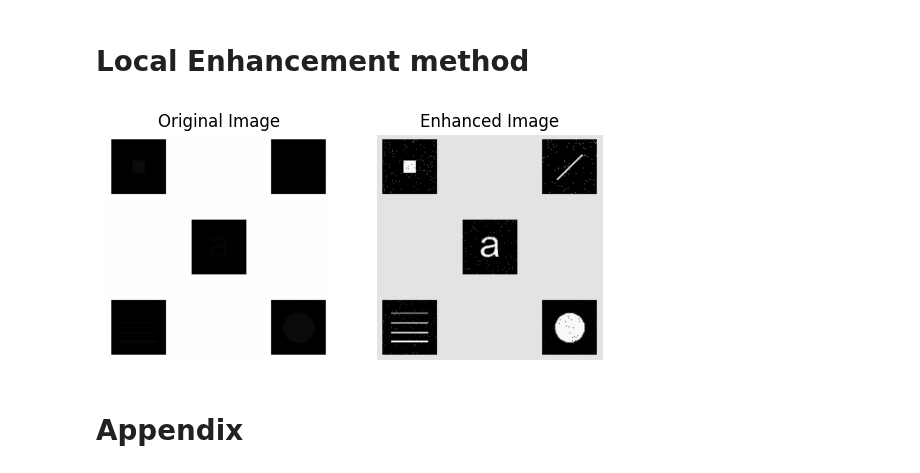
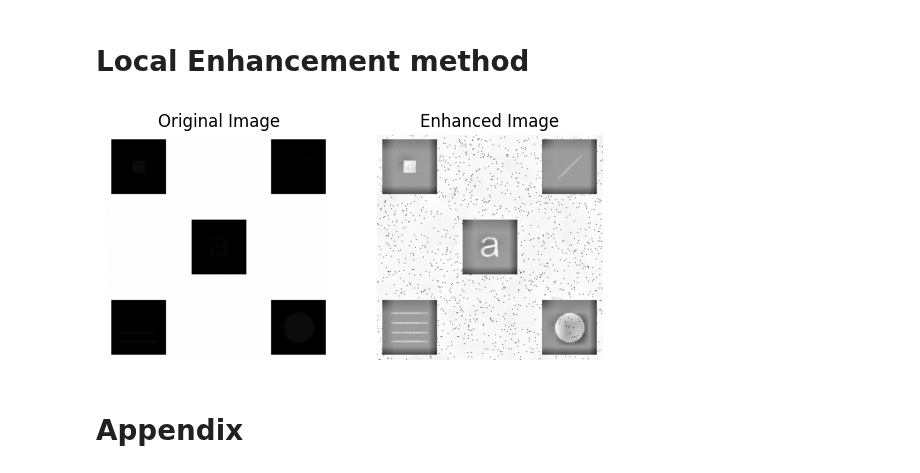
Before and after one commit to Vincent-Lien/NYCU_DIP_2024, a Jupyter notebook: HW3-2/HW3_2_code.ipynb, the cells around one changed output. Saved outputs shown, nothing was run; the diff lists cells and outputs as text; code cells hidden in the pictures.

```diff
--- a/HW3-2/HW3_2_code.ipynb
+++ b/HW3-2/HW3_2_code.ipynb
@@ -57,19 +57,10 @@ def histStatistic(image, kernel_size=(7, 7), C=22.8, k_params=[0, 0.1, 0, 0.1]):
 
     return image_new
 
-def localEnhancement(image):
-    _, black_mask = cv2.threshold(image, 1, 255, cv2.THRESH_BINARY_INV)
-    contours, _ = cv2.findContours(black_mask, cv2.RETR_EXTERNAL, cv2.CHAIN_APPROX_SIMPLE)
-
-    output_image = image.copy()
-
-    for contour in contours:
-        x, y, w, h = cv2.boundingRect(contour)
-        black_region = image[y:y+h, x:x+w]
-        equalized_region = cv2.equalizeHist(black_region)
-        output_image[y:y+h, x:x+w] = equalized_region
-
-    return output_image
+def CLAHEmethod(image, cliplimit=160, tileGridSize=(20, 20)):
+    clahe = cv2.createCLAHE(clipLimit=cliplimit, tileGridSize=tileGridSize)
+    clahe_img = clahe.apply(image)
+    return clahe_img
 # %% [markdown]
 # Histogram Statistics method
 # %%
@@ -80,10 +71,10 @@ show_images(img, statistic_img)
 # %% [markdown]
 # Local Enhancement method
 # %%
-local_enhanced_img = localEnhancement(img)
-show_images(img, local_enhanced_img)
+clahe_img = CLAHEmethod(img)
+show_images(img, clahe_img)
 # %% [output]
-[figure, old version]
+[figure, new version]
 # %% [markdown]
 # Appendix
 # %% [markdown]
```
Also changed, not shown: parts of 10 cells of this notebook.
